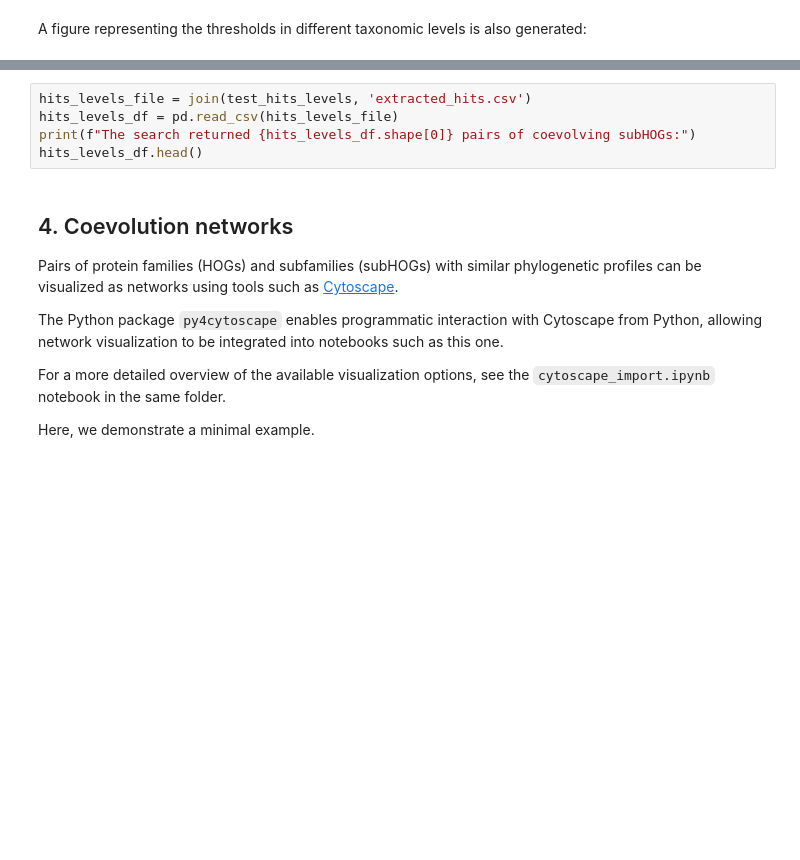
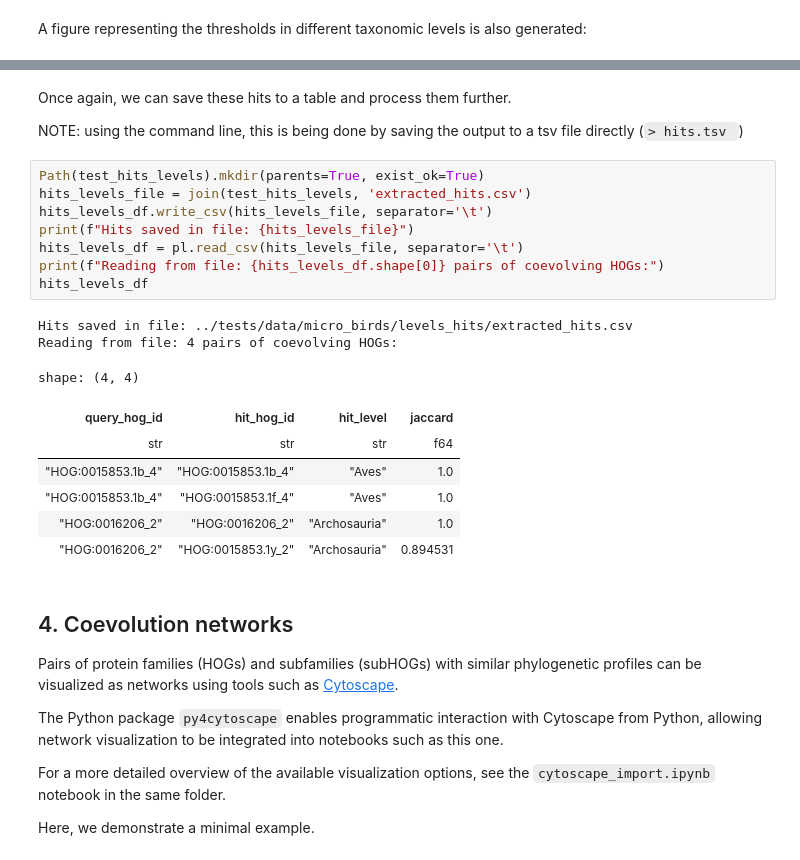
Before and after one commit to DessimozLab/HogProf, a Jupyter notebook: notebooks/Tutorial.ipynb, the cells around one changed output, grey strips where cells are left out. Saved outputs shown, nothing was run; the diff lists cells and outputs as text; blank space fills up the shorter version.

```diff
--- a/notebooks/Tutorial.ipynb
+++ b/notebooks/Tutorial.ipynb
@@ -320,8 +394,25 @@ Let's look at this output
+# %% [markdown]
+Once again, we can save these hits to a table and process them further.
+
+NOTE: using the command line, this is being done by saving the output to a tsv file directly (<code>> hits.tsv </code>)
 # %%
+Path(test_hits_levels).mkdir(parents=True, exist_ok=True)
 hits_levels_file = join(test_hits_levels, 'extracted_hits.csv')
-hits_levels_df = pd.read_csv(hits_levels_file)
-print(f"The search returned {hits_levels_df.shape[0]} pairs of coevolving subHOGs:")
-hits_levels_df.head()
+hits_levels_df.write_csv(hits_levels_file, separator='\t')
+print(f"Hits saved in file: {hits_levels_file}")
+hits_levels_df = pl.read_csv(hits_levels_file, separator='\t')
+print(f"Reading from file: {hits_levels_df.shape[0]} pairs of coevolving HOGs:")
+hits_levels_df
+# %% [output]
+Hits saved in file: ../tests/data/micro_birds/levels_hits/extracted_hits.csv
+Reading from file: 4 pairs of coevolving HOGs:
+shape: (4, 4)
+| query_hog_id | hit_hog_id | hit_level | jaccard |
+| str | str | str | f64 |
+| "HOG:0015853.1b_4" | "HOG:0015853.1b_4" | "Aves" | 1.0 |
+| "HOG:0015853.1b_4" | "HOG:0015853.1f_4" | "Aves" | 1.0 |
+| "HOG:0016206_2" | "HOG:0016206_2" | "Archosauria" | 1.0 |
+| "HOG:0016206_2" | "HOG:0015853.1y_2" | "Archosauria" | 0.894531 |
 # %% [markdown]
 ## 4. Coevolution networks
 
```
Also changed, not shown: parts of 12 cells of this notebook.
